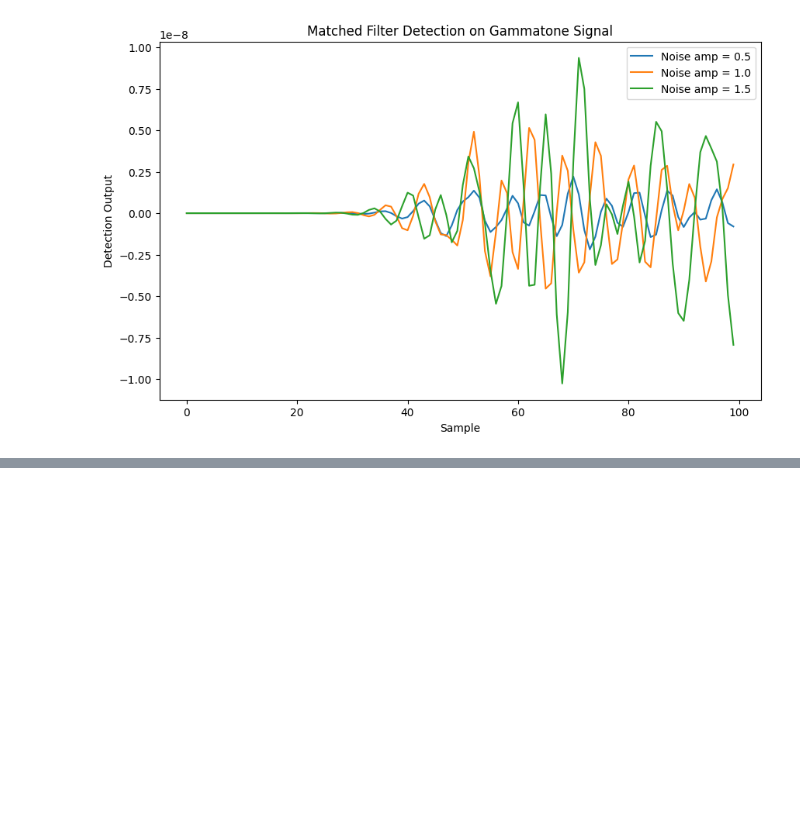
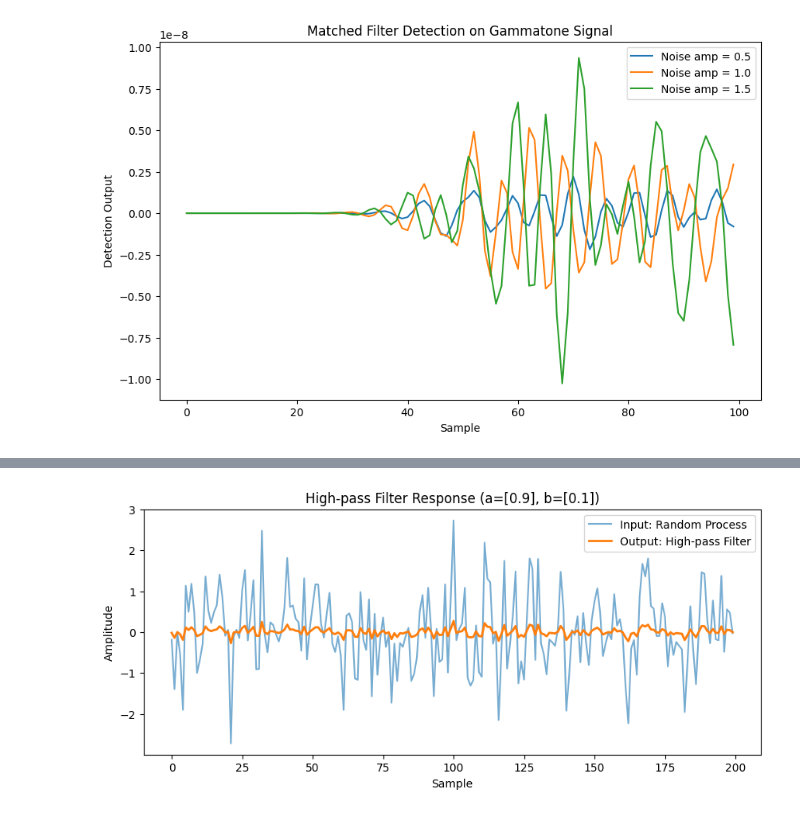
Before and after one commit to RyanL72/CSDS_364, a Jupyter notebook: Assignment_A3b/A3b_rhl72.ipynb, the cells around one changed output, grey strips where cells are left out. Cells and saved outputs as stored; diff of their text form; code cells hidden in the pictures; blank space fills up the shorter version.

```diff
--- a/Assignment_A3b/A3b_rhl72.ipynb
+++ b/Assignment_A3b/A3b_rhl72.ipynb
@@ -353,0 +393,31 @@ plt.show()
+# %%
+# Question 5: High-pass filter response
+def filterIIR(x, a, b):
+    """Implements a general IIR filter."""
+    N = len(x)
+    y = np.zeros(N)
+    na = len(a)
+    nb = len(b)
+    for n in range(N):
+        # Feedforward part using b coefficients
+        ff = sum(b[k] * x[n - k] for k in range(nb) if n - k >= 0)
+        # Feedback part using a coefficients (skip a[0])
+        fb = sum(a[k] * y[n - k] for k in range(1, na) if n - k >= 0)
+        y[n] = ff - fb
+    return y
+
+# High-pass filter with a=[0.9] and b=[0.1]
+a_high = np.array([0.9])
+b_high = np.array([0.1])
+y_high = filterIIR(x_rand, a_high, b_high)
+
+plt.figure(figsize=(10,4))
+plt.plot(x_rand, label="Input: Random Process", alpha=0.6)
+plt.plot(y_high, label="Output: High-pass Filter", linewidth=2)
+plt.title("High-pass Filter Response (a=[0.9], b=[0.1])")
+plt.xlabel("Sample")
+plt.ylabel("Amplitude")
+plt.legend()
+plt.show()
+# %% [output]
+[figure, added]
```
Also changed, not shown: parts of 11 cells of this notebook.
